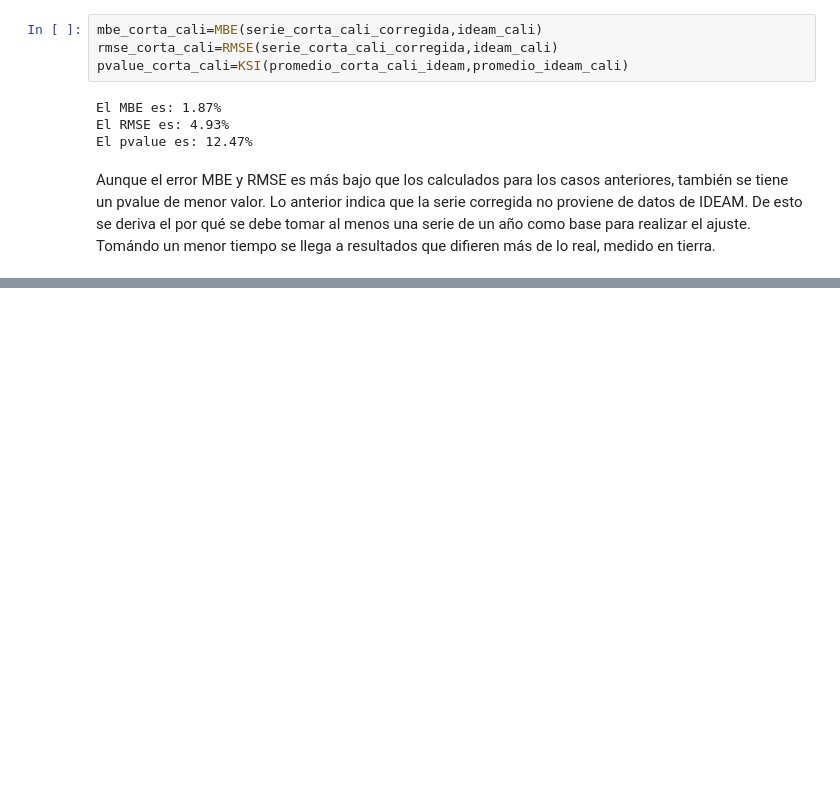
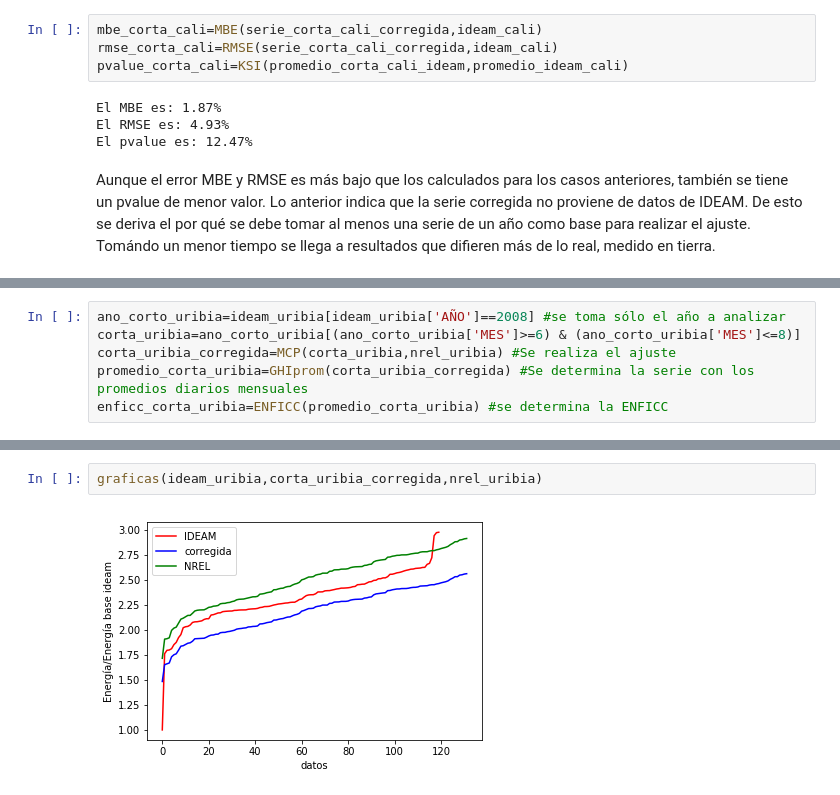
Before and after one commit to nvalencia/Herramientas-Computacionales-IMEC3602, a Jupyter notebook: Talleres/Taller 1/Taller 1.ipynb, the cells around one changed output, grey strips where cells are left out. Cells and saved outputs as stored; diff of their text form; blank space fills up the shorter version.

```diff
--- a/Talleres/Taller 1/Taller 1.ipynb
+++ b/Talleres/Taller 1/Taller 1.ipynb
@@ -374,0 +478,6 @@ Aunque el error MBE y RMSE es más bajo que los calculados para los casos anteri
+# %%
+ano_corto_uribia=ideam_uribia[ideam_uribia['AÑO']==2008] #se toma sólo el año a analizar
+corta_uribia=ano_corto_uribia[(ano_corto_uribia['MES']>=6) & (ano_corto_uribia['MES']<=8)]
+corta_uribia_corregida=MCP(corta_uribia,nrel_uribia) #Se realiza el ajuste
+promedio_corta_uribia=GHIprom(corta_uribia_corregida) #Se determina la serie con los promedios diarios mensuales
+enficc_corta_uribia=ENFICC(promedio_corta_uribia) #se determina la ENFICC
@@ -374,0 +488,4 @@ Aunque el error MBE y RMSE es más bajo que los calculados para los casos anteri
+# %%
+graficas(ideam_uribia,corta_uribia_corregida,nrel_uribia)
+# %% [output]
+[figure, added]
```
Also changed, not shown: parts of 55 cells of this notebook, 3 other files.
